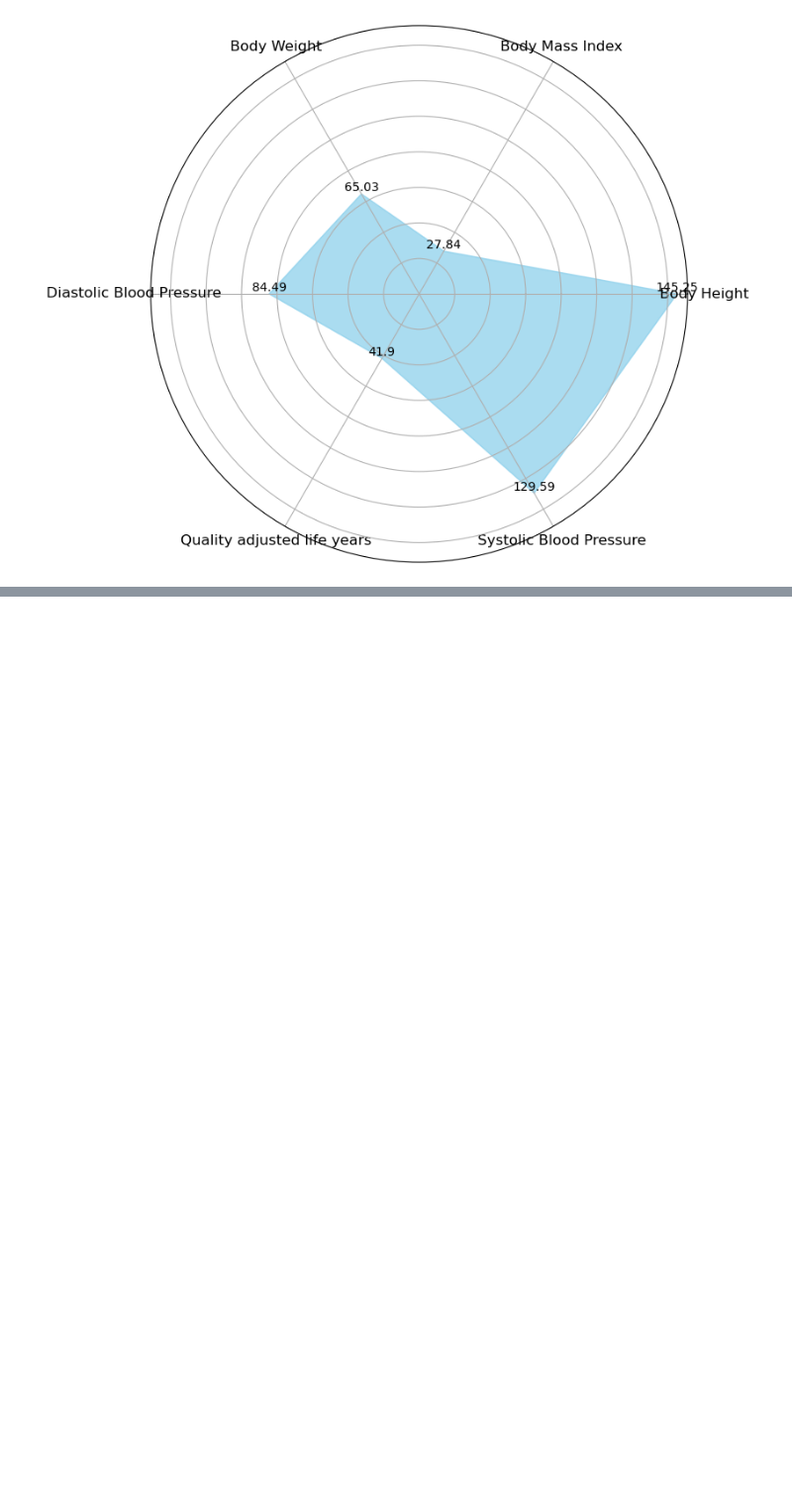
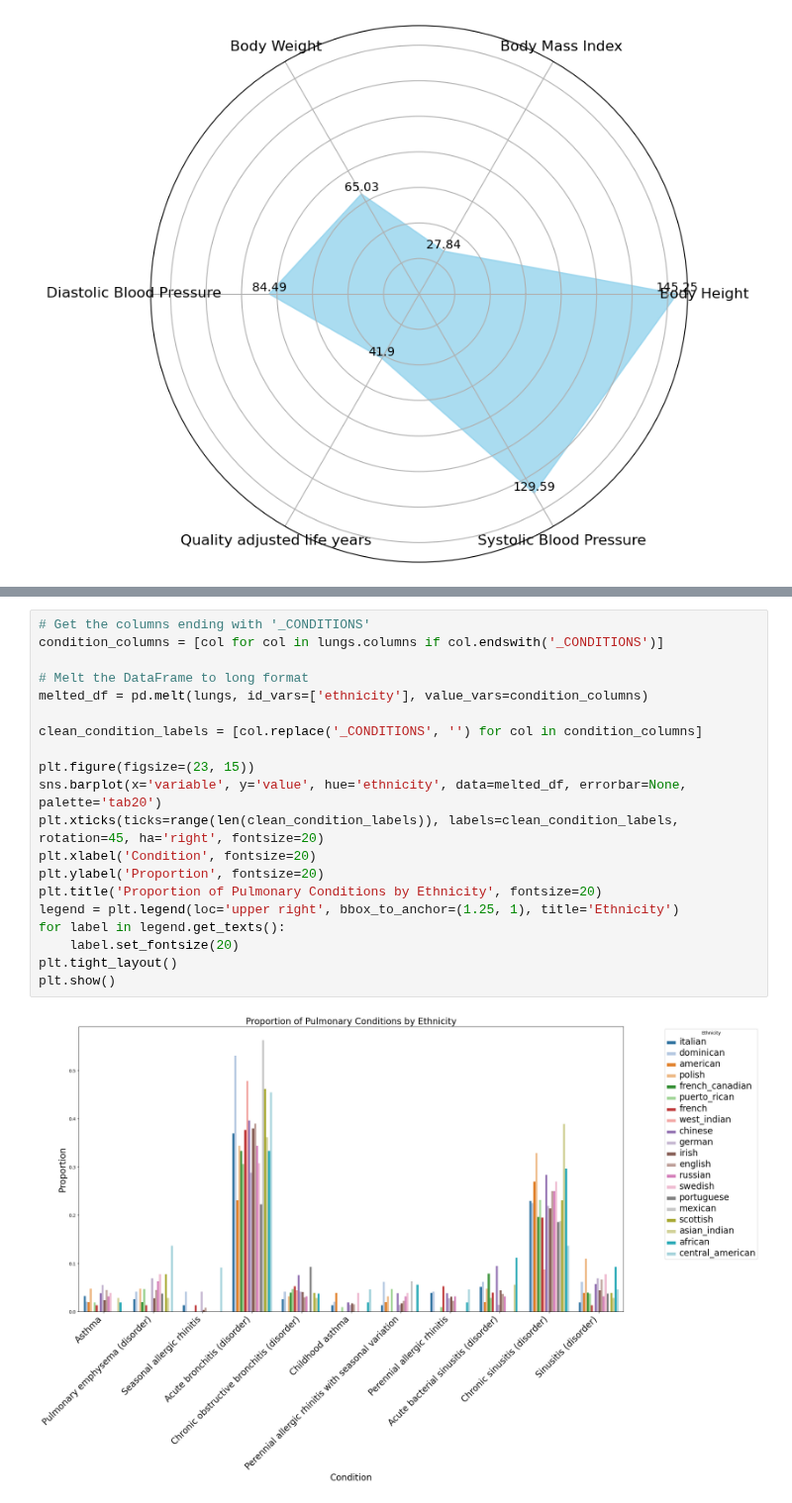
Before and after one commit to esseiple/MedicalBiasJLS, a Jupyter notebook: AnalysisDoc.ipynb, the cells around one changed output, grey strips where cells are left out. Shown at 99% size. Cells and saved outputs as stored; diff of their text form; blank space fills up the shorter version.

```diff
--- a/AnalysisDoc.ipynb
+++ b/AnalysisDoc.ipynb
@@ -259,0 +231,22 @@ plt.show()
+# %%
+# Get the columns ending with '_CONDITIONS'
+condition_columns = [col for col in lungs.columns if col.endswith('_CONDITIONS')]
+
+# Melt the DataFrame to long format
+melted_df = pd.melt(lungs, id_vars=['ethnicity'], value_vars=condition_columns)
+
+clean_condition_labels = [col.replace('_CONDITIONS', '') for col in condition_columns]
+
+plt.figure(figsize=(23, 15))
+sns.barplot(x='variable', y='value', hue='ethnicity', data=melted_df, errorbar=None, palette='tab20')
+plt.xticks(ticks=range(len(clean_condition_labels)), labels=clean_condition_labels, rotation=45, ha='right', fontsize=20)
+plt.xlabel('Condition', fontsize=20)
+plt.ylabel('Proportion', fontsize=20)
+plt.title('Proportion of Pulmonary Conditions by Ethnicity', fontsize=20)
+legend = plt.legend(loc='upper right', bbox_to_anchor=(1.25, 1), title='Ethnicity')
+for label in legend.get_texts():
+    label.set_fontsize(20)
+plt.tight_layout()
+plt.show()
+# %% [output]
+[figure, added]
```
Also changed, not shown: parts of 6 cells of this notebook, 7 other files.
